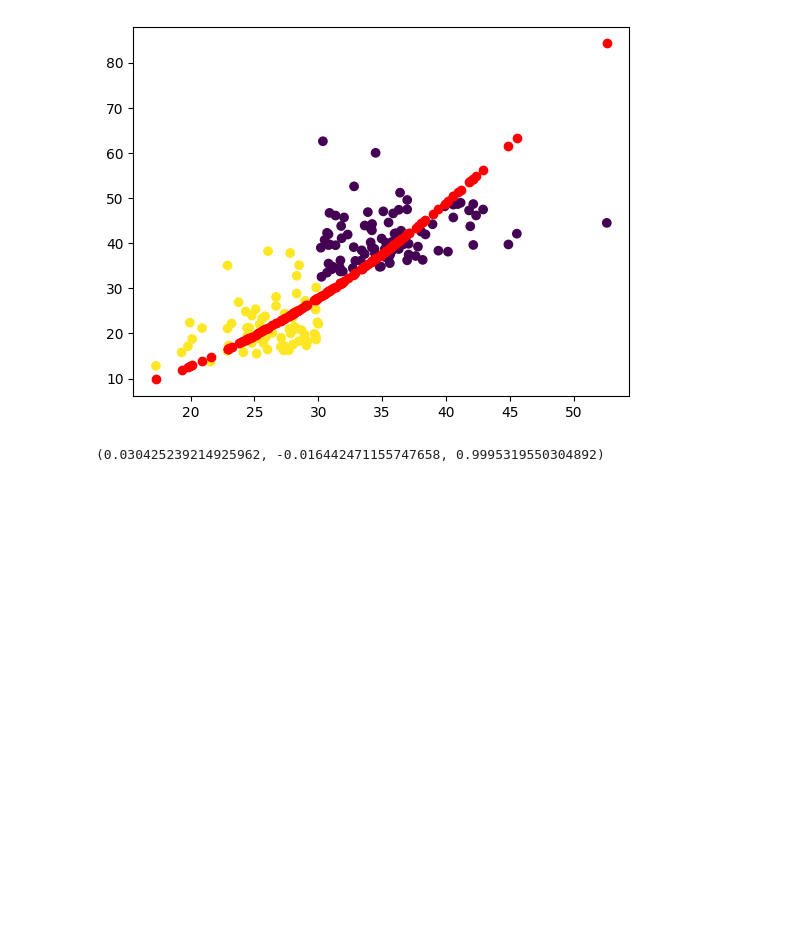
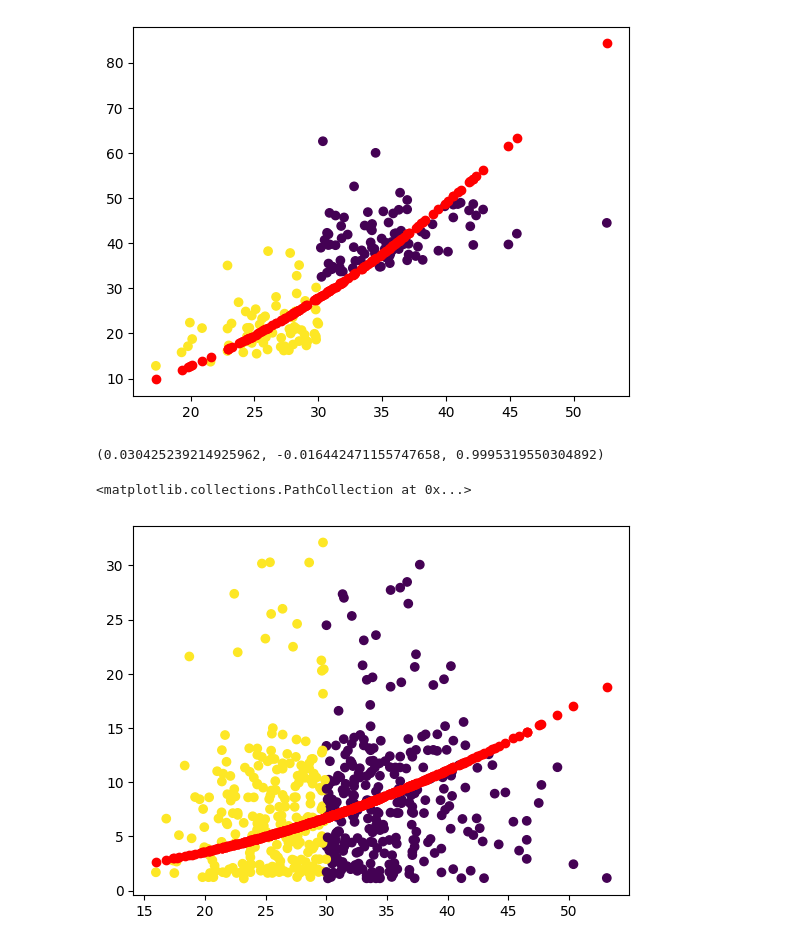
Before and after one commit to Zehaan22/SWAP-Regression, a Jupyter notebook: Codes/ComputationalApproach.ipynb, the cells around one changed output. Cells and saved outputs as stored; diff of their text form; code cells hidden in the pictures; blank space fills up the shorter version.

Commit message:
Tested the method on a real insurance data set

```diff
--- a/Codes/ComputationalApproach.ipynb
+++ b/Codes/ComputationalApproach.ipynb
@@ -428,3 +428,40 @@ plt.scatter(X,Y_args(X,a,b,c),c = "red")
 a,b,c
 # %% [output]
 (0.030425239214925962, -0.016442471155747658, 0.9995319550304892)
+# %%
+X = np.array(df["bmi"][df['sex'] == 'male'][df['smoker'] == 'no'])
+Y = np.array(df["charges"][df['sex'] == 'male'][df['smoker'] == 'no'])
+Z = []
+for i in X:
+    if i > 30:
+        Z.append(0)
+    else:
+        Z.append(1)
+
+Y = Y/1000
+
+# Now we apply the swap model on the data set
+a,b,c = 1,0,1
+n = len(X)
+lr = 0.000001
+for i in range(100):
+    try:
+        a = a - lr*Q_hat_1_der_a(a,b,c)
+        b = b - lr*Q_hat_1_der_b(a,b,c)
+        c = c - lr*Q_hat_1_der_c(a,b,c)
+    except RuntimeWarning:
+        print("error")
+        break
+
+
+plt.figure()
+plt.scatter(
+    X,
+    Y,
+    c = Z
+)
+
+plt.scatter(X,Y_args(X,a,b,c),c = "red")
+# %% [output]
+<matplotlib.collections.PathCollection at 0x...>
+[figure, added]
```
Also changed, not shown: parts of 2 cells of this notebook.
